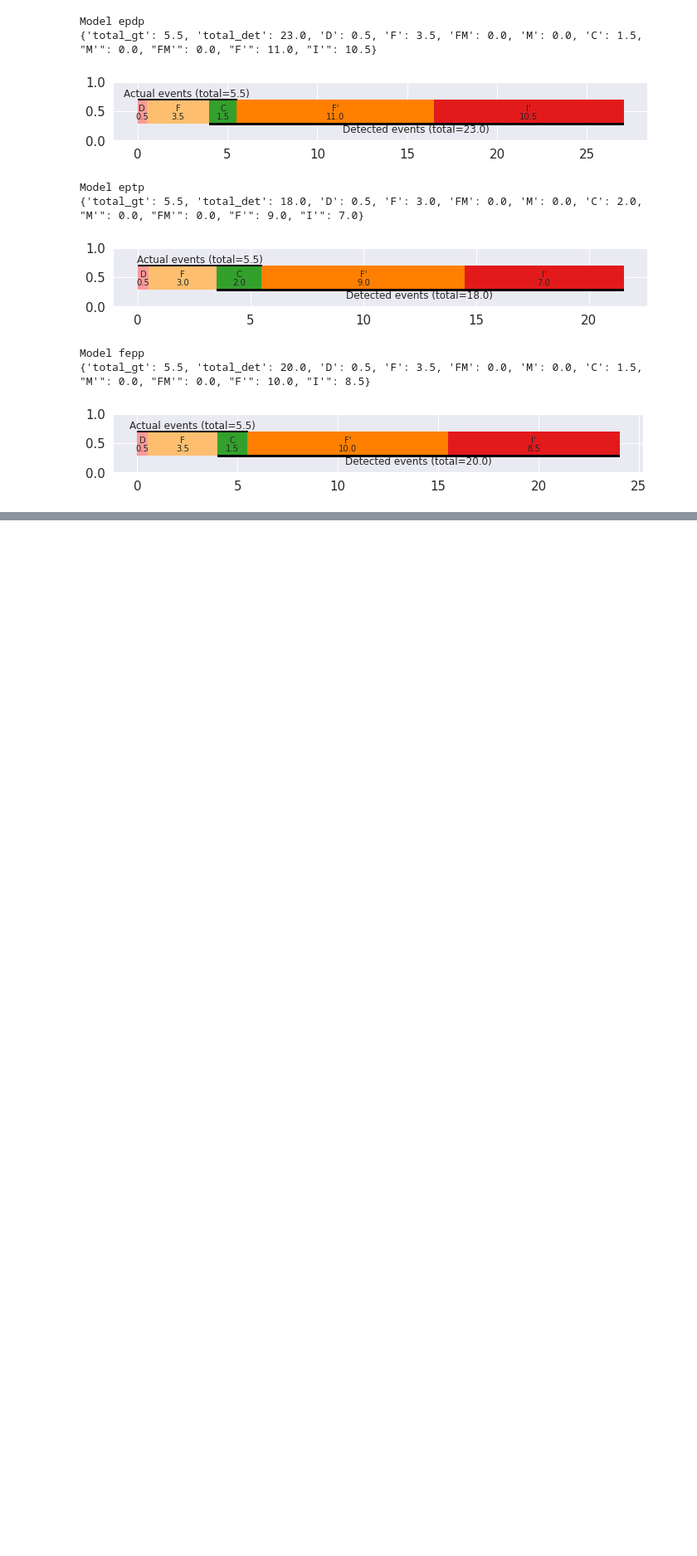
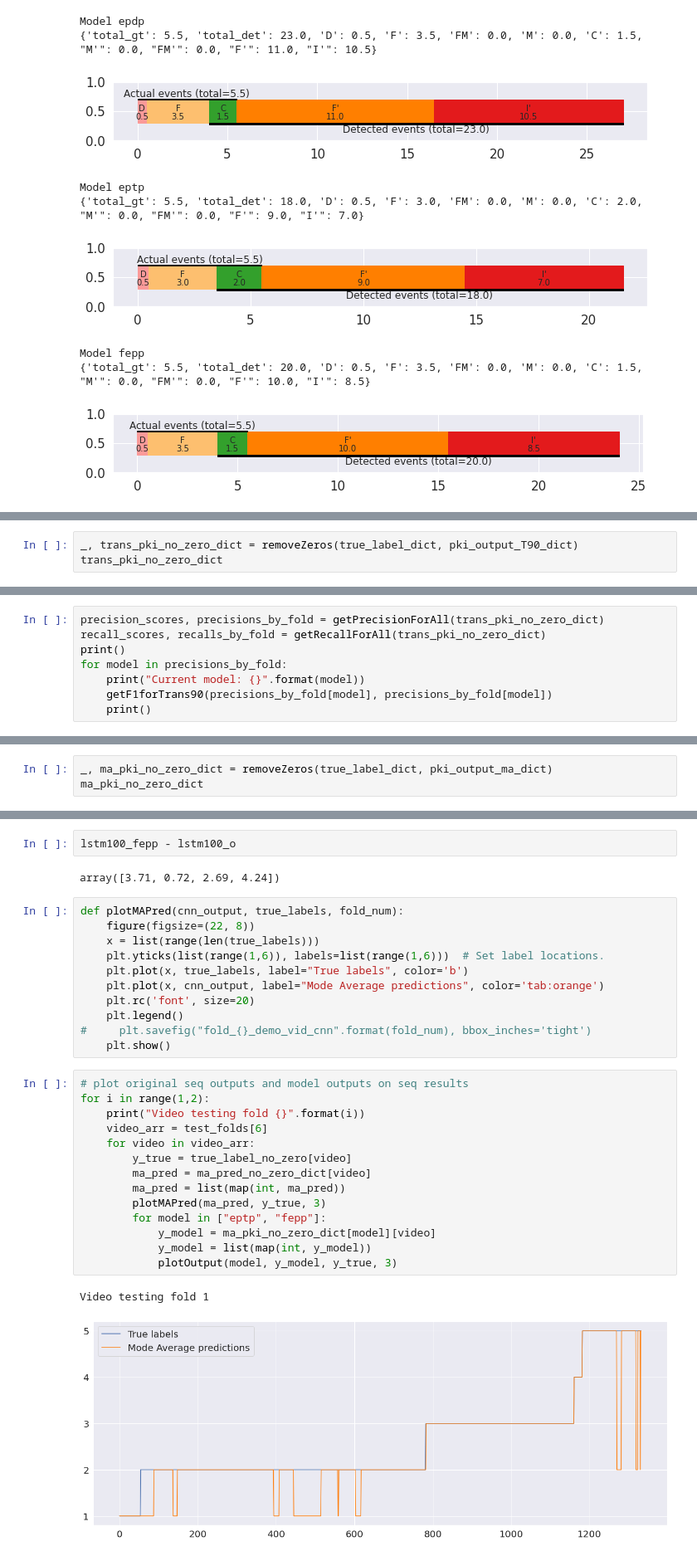
Before and after one commit to jennazhou/SurgicalWorkflowSegmentation, a Jupyter notebook: evaluation.ipynb, the cells around one changed output, grey strips where cells are left out. Shown at 83% size. Drawn from its saved outputs; the diff is of its cells as text; blank space fills up the shorter version.

Commit message:
Run PKI models on post-processed results and evaluated them.

```diff
--- a/evaluation.ipynb
+++ b/evaluation.ipynb
@@ -1497,0 +2123,3 @@ Model fepp
+# %%
+_, trans_pki_no_zero_dict = removeZeros(true_label_dict, pki_output_T90_dict)
+trans_pki_no_zero_dict
@@ -1497,0 +2144,8 @@ Model fepp
+# %%
+precision_scores, precisions_by_fold = getPrecisionForAll(trans_pki_no_zero_dict)
+recall_scores, recalls_by_fold = getRecallForAll(trans_pki_no_zero_dict)
+print()
+for model in precisions_by_fold:
+    print("Current model: {}".format(model))
+    getF1forTrans90(precisions_by_fold[model], precisions_by_fold[model])
+    print()
@@ -1497,0 +2182,3 @@ Model fepp
+# %%
+_, ma_pki_no_zero_dict = removeZeros(true_label_dict, pki_output_ma_dict)
+ma_pki_no_zero_dict
@@ -1497,0 +2255,32 @@ Model fepp
+# %%
+lstm100_fepp - lstm100_o
+# %% [output]
+array([3.71, 0.72, 2.69, 4.24])
+# %%
+def plotMAPred(cnn_output, true_labels, fold_num):
+    figure(figsize=(22, 8))
+    x = list(range(len(true_labels)))
+    plt.yticks(list(range(1,6)), labels=list(range(1,6)))  # Set label locations.
+    plt.plot(x, true_labels, label="True labels", color='b')
+    plt.plot(x, cnn_output, label="Mode Average predictions", color='tab:orange')
+    plt.rc('font', size=20)
+    plt.legend()
+#     plt.savefig("fold_{}_demo_vid_cnn".format(fold_num), bbox_inches='tight')
+    plt.show()
+# %%
+# plot original seq outputs and model outputs on seq results
+for i in range(1,2):
+    print("Video testing fold {}".format(i))
+    video_arr = test_folds[6]
+    for video in video_arr:
+        y_true = true_label_no_zero[video]
+        ma_pred = ma_pred_no_zero_dict[video]
+        ma_pred = list(map(int, ma_pred))
+        plotMAPred(ma_pred, y_true, 3)
+        for model in ["eptp", "fepp"]:
+            y_model = ma_pki_no_zero_dict[model][video]
+            y_model = list(map(int, y_model))
+            plotOutput(model, y_model, y_true, 3)
+# %% [output]
+Video testing fold 1
+[figure, added]
```
Also changed, not shown: parts of 66 cells of this notebook, 8 other files.
